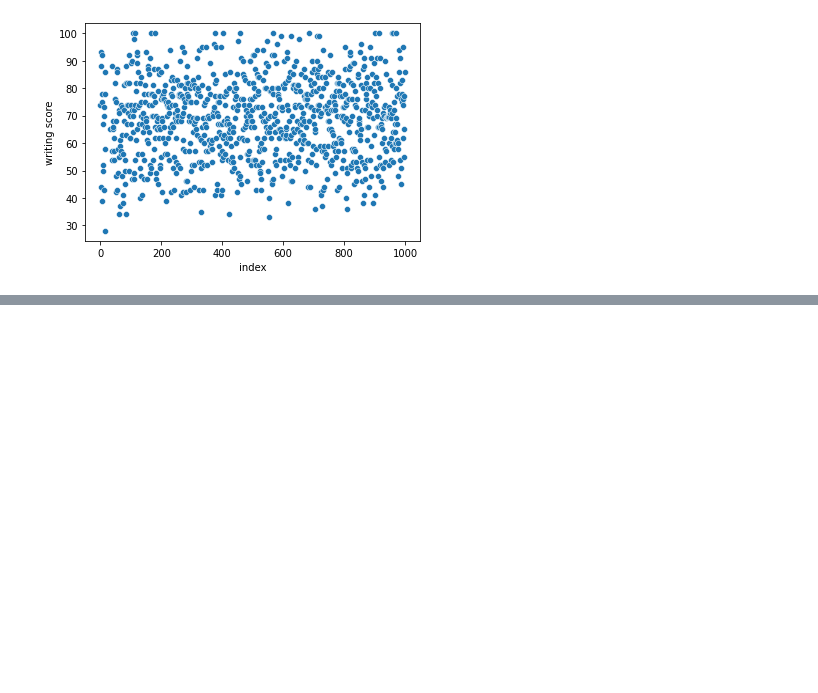
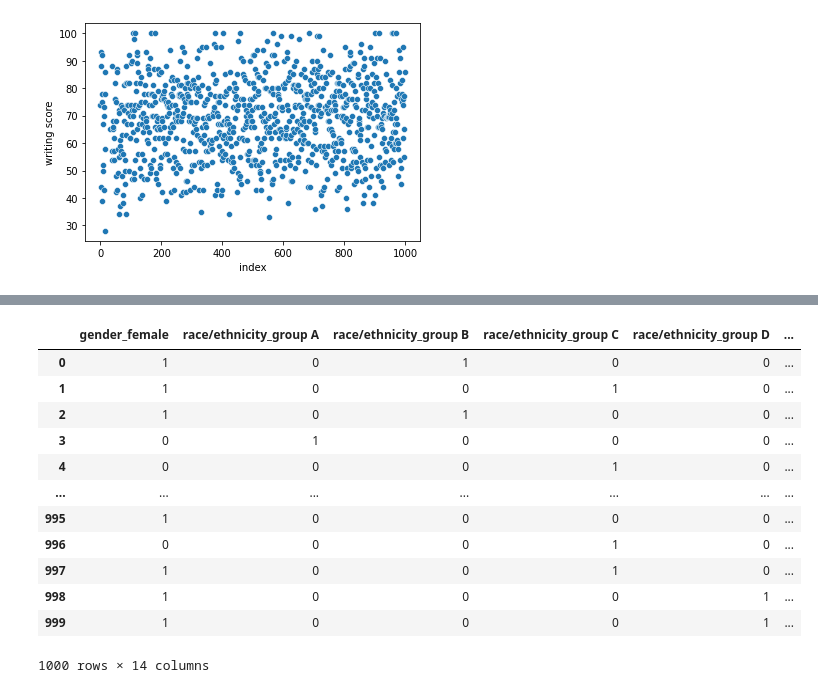
Before and after one commit to mayuresh714/6th-sem-assignments, a Jupyter notebook: DSBDAlab/assignment_no_2/assign2.ipynb, the cells around one changed output, grey strips where cells are left out. Drawn from its saved outputs; the diff is of its cells as text; code cells hidden in the pictures; blank space fills up the shorter version.

```diff
--- a/DSBDAlab/assignment_no_2/assign2.ipynb
+++ b/DSBDAlab/assignment_no_2/assign2.ipynb
@@ -517,0 +507,16 @@ sns.scatterplot(x= 'index' , y='writing score',data=score_df)
+# %%
+dummies_df
+# %% [output]
+|  | gender_female | race/ethnicity_group A | race/ethnicity_group B | race/ethnicity_group C | race/ethnicity_group D | ... |
+| 0 | 1 | 0 | 1 | 0 | 0 | ... |
+| 1 | 1 | 0 | 0 | 1 | 0 | ... |
+| 2 | 1 | 0 | 1 | 0 | 0 | ... |
+| 3 | 0 | 1 | 0 | 0 | 0 | ... |
+| 4 | 0 | 0 | 0 | 1 | 0 | ... |
+| ... | ... | ... | ... | ... | ... | ... |
+| 995 | 1 | 0 | 0 | 0 | 0 | ... |
+| 996 | 0 | 0 | 0 | 1 | 0 | ... |
+| 997 | 1 | 0 | 0 | 1 | 0 | ... |
+| 998 | 1 | 0 | 0 | 0 | 1 | ... |
+| 999 | 1 | 0 | 0 | 0 | 1 | ... |
+1000 rows × 14 columns
```
Also changed, not shown: parts of 16 cells of this notebook, 2 other files.
